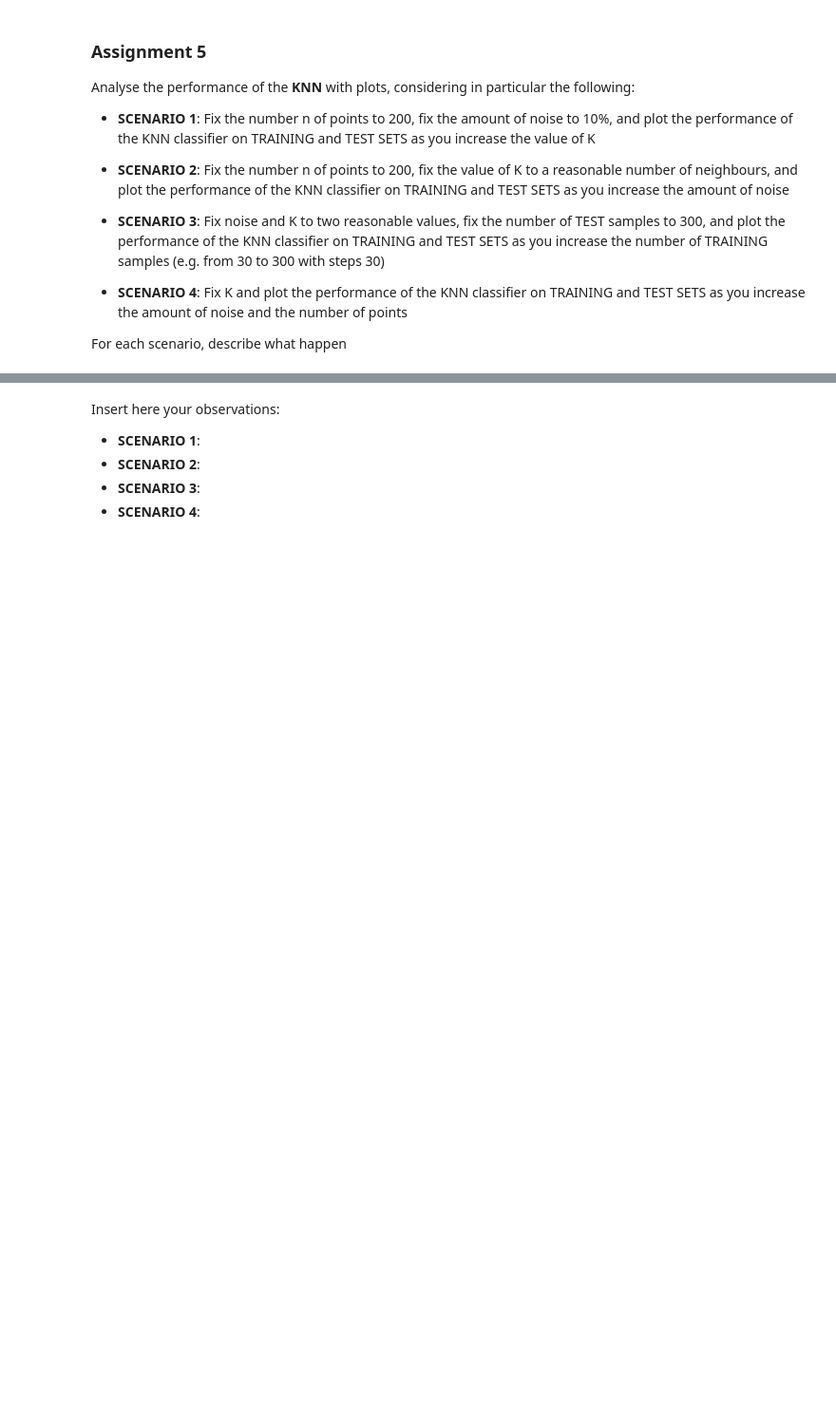
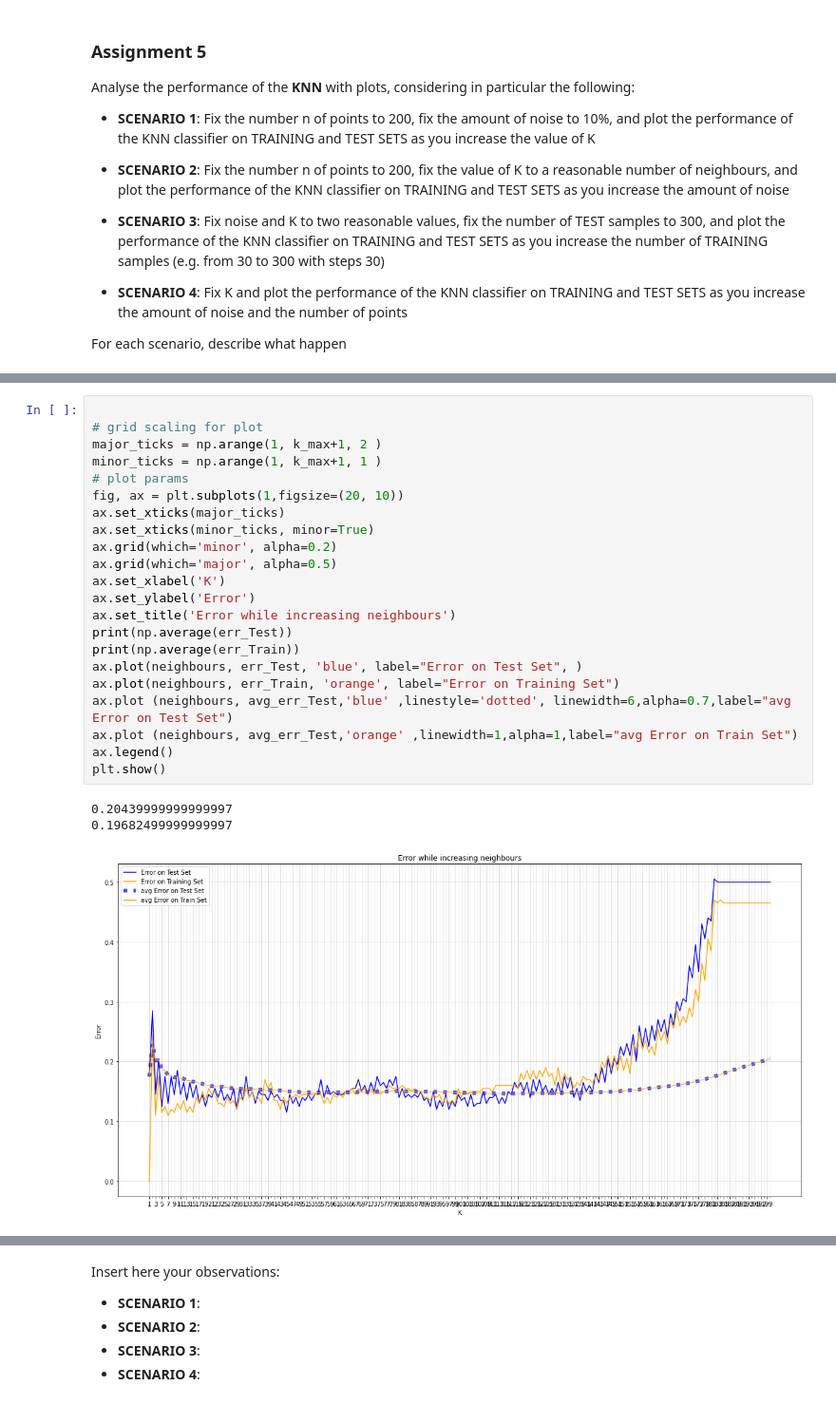
Before and after one commit to invzz/ML_LAB, a Jupyter notebook: lab1_KNN.ipynb, the cells around one changed output, grey strips where cells are left out. Shown at 95% size. Saved outputs shown, nothing was run; the diff lists cells and outputs as text; blank space fills up the shorter version.

```diff
--- a/lab1_KNN.ipynb
+++ b/lab1_KNN.ipynb
@@ -320,0 +377,26 @@ For each scenario, describe what happen
+# %%
+
+# grid scaling for plot
+major_ticks = np.arange(1, k_max+1, 2 )
+minor_ticks = np.arange(1, k_max+1, 1 )
+# plot params
+fig, ax = plt.subplots(1,figsize=(20, 10))
+ax.set_xticks(major_ticks)
+ax.set_xticks(minor_ticks, minor=True)
+ax.grid(which='minor', alpha=0.2)
+ax.grid(which='major', alpha=0.5)
+ax.set_xlabel('K')
+ax.set_ylabel('Error')
+ax.set_title('Error while increasing neighbours')
+print(np.average(err_Test))
+print(np.average(err_Train))
+ax.plot(neighbours, err_Test, 'blue', label="Error on Test Set", )
+ax.plot(neighbours, err_Train, 'orange', label="Error on Training Set")
+ax.plot (neighbours, avg_err_Test,'blue' ,linestyle='dotted', linewidth=6,alpha=0.7,label="avg Error on Test Set")
+ax.plot (neighbours, avg_err_Test,'orange' ,linewidth=1,alpha=1,label="avg Error on Train Set")
+ax.legend()
+plt.show()
+# %% [output]
+0.20439999999999997
+0.19682499999999997
+[figure, added]
```
Also changed, not shown: parts of 13 cells of this notebook.
